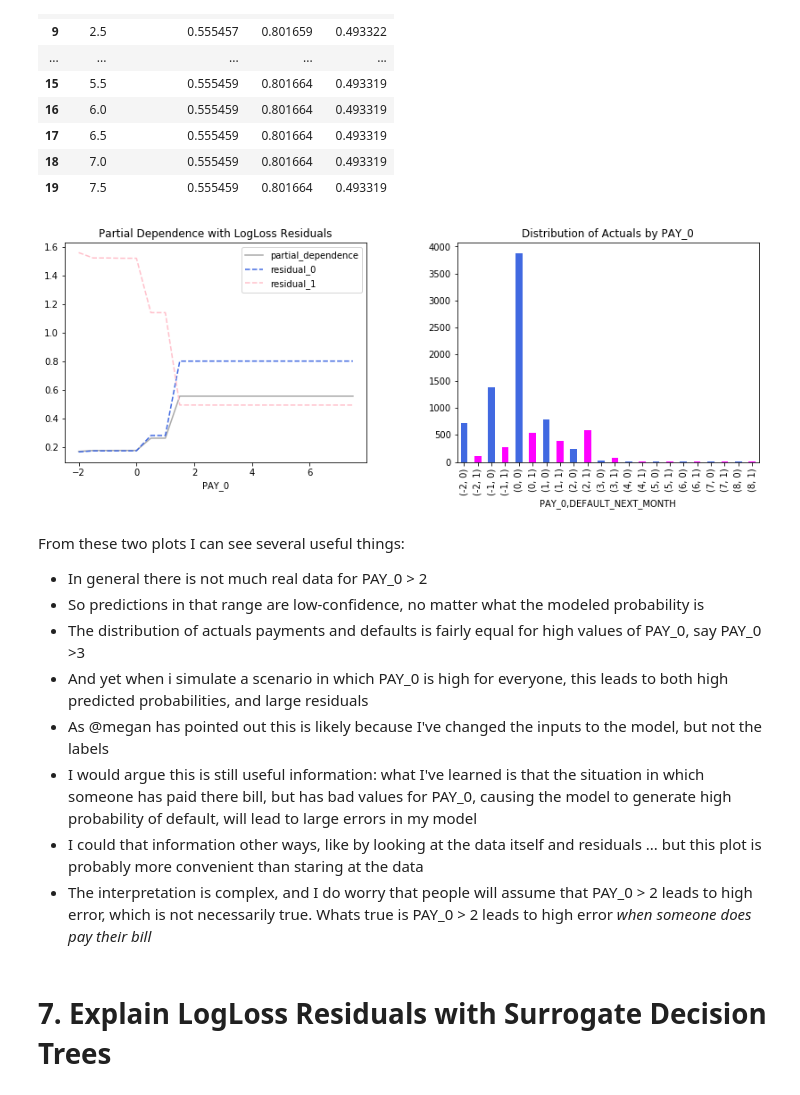
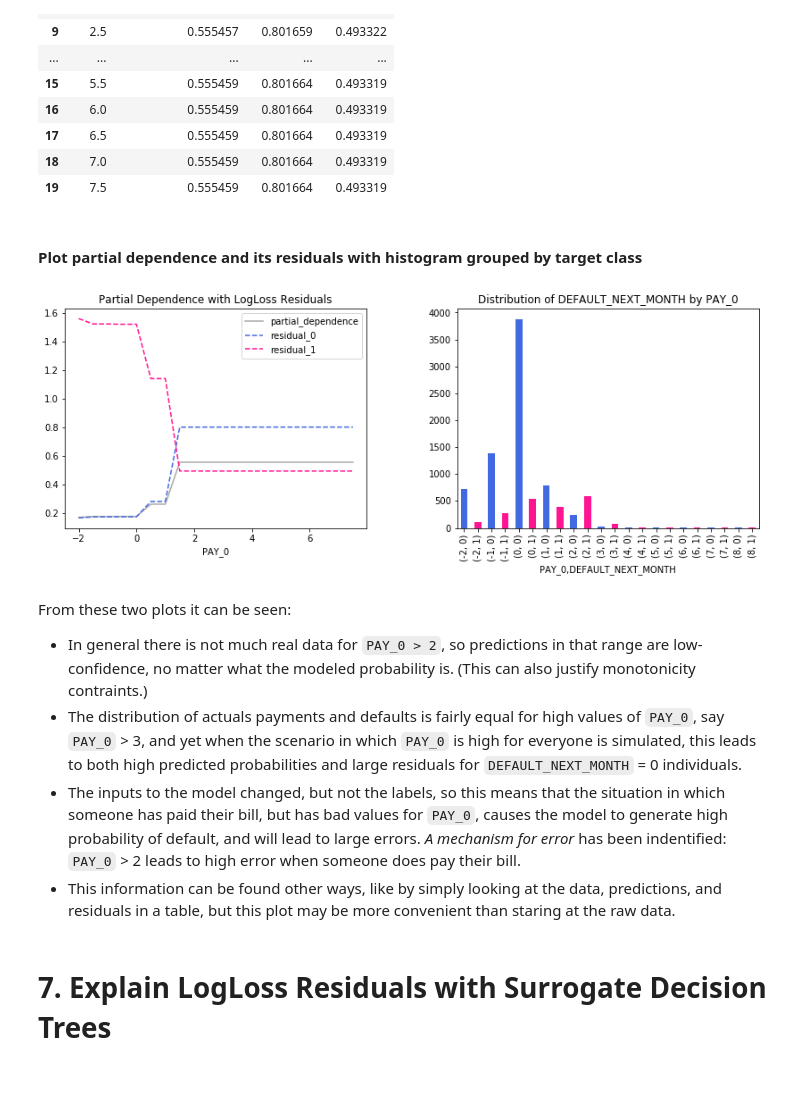
Before and after one commit to jphall663/interpretable_machine_learning_with_python, a Jupyter notebook: pdp_dt_surr_res_shap_loss.ipynb, the cells around one changed output. Saved outputs shown, nothing was run; the diff lists cells and outputs as text; code cells hidden in the pictures.

```diff
--- a/pdp_dt_surr_res_shap_loss.ipynb
+++ b/pdp_dt_surr_res_shap_loss.ipynb
@@ -299,17 +305,17 @@ def par_dep(xs, frame, model, y=None, resid=False, abs_=False, resolution=20, bi
     """ Calculates partial dependence and residuals of partial dependence.
 
     Args:
-        xs: Variable for which to calculate partial dependence.
-        frame: Pandas DataFrame for which to calculate partial dependence.
-        model: XGBoost model for which to calculate partial dependence.
+        xs: Variable for which to calculate partial dependence or residuals.
+        frame: Pandas DataFrame for which to calculate partial dependence or residuals.
+        model: XGBoost model for which to calculate partial dependence or residuals.
         resid: Return residuals of partial dependence instead of partial dependence, default False.
-        abs_: Return unsigned residuals, default False.
+        abs_: Return unsigned, absolute residuals, default False.
         resolution: The number of points across the domain of xs for which
-                    to calculate partial dependence, default 20.
+                    to calculate partial dependence or residuals, default 20.
         bins: List of values at which to set xs, default 20 equally-spaced
               points between column minimum and maximum.
 
-    Returns: Pandas Dataframe containing partial dependence or residual values.
+    Returns: Pandas DataFrame containing partial dependence or residual values at bins.
 
     """
 
@@ -335,10 +341,9 @@ def par_dep(xs, frame, model, y=None, resid=False, abs_=False, resolution=20, bi
         # initialize empty Pandas DataFrame with correct column names
         return_frame = pd.DataFrame(columns=[xs,'residual'])
 
-        # calculate residuals of partial dependence
         for j in bins:
 
-            rframe_ = pd.DataFrame(columns=['actual', 'pred', 'sign', 'res'])
+            rframe_ = pd.DataFrame(columns=['actual', 'pred',  'res'])
 
             frame.loc[:, xs] = j
             dframe = xgb.DMatrix(frame.drop(y, axis=1))
@@ -349,11 +354,10 @@ def par_dep(xs, frame, model, y=None, resid=False, abs_=False, resolution=20, bi
                                          (1 - rframe_['actual'])*np.log(1 - rframe_['pred'])
 
             if abs_:
-                resid_j = np.abs(rframe_['res']).mean()
+                resid_j = np.abs(rframe_['res']).mean() # absolute value
             else:
                 resid_j = rframe_['res'].mean()
 
-            #rframe_.plot(kind='scatter', x='pred', y='res')
             del rframe_
 
             return_frame = return_frame.append({xs:j,
@@ -361,8 +365,6 @@ def par_dep(xs, frame, model, y=None, resid=False, abs_=False, resolution=20, bi
                                                ignore_index=True)
 
     # calculate partial dependence
-    # by setting column of interest to constant
-    # and scoring the altered data and taking the mean of the predictions
     else:
 
         # initialize empty Pandas DataFrame with correct column names
@@ -410,32 +414,30 @@ pardep_PAY_0
 | 17 | 6.5 | 0.555459 | 0.801664 | 0.493319 |
 | 18 | 7.0 | 0.555459 | 0.801664 | 0.493319 |
 | 19 | 7.5 | 0.555459 | 0.801664 | 0.493319 |
+# %% [markdown]
+#### Plot partial dependence and its residuals with histogram grouped by target class
 # %%
 fig, (ax0, ax1) = plt.subplots(ncols=2, sharey=False)
 plt.tight_layout()
 plt.subplots_adjust(left=0.0, right=1.8, wspace=0.3)
 
 _ = pardep_PAY_0.plot(kind='line', x='PAY_0', y='partial_dependence', color='darkgrey',
                       title='Partial Dependence with LogLoss Residuals', ax=ax0)
 _ = pardep_PAY_0.plot(kind='line', x='PAY_0', y='residual_0', color='royalblue', linestyle='--', ax=ax0)
-_ = pardep_PAY_0.plot(kind='line', x='PAY_0', y='residual_1', color='pink', linestyle='--', ax=ax0)
+_ = pardep_PAY_0.plot(kind='line', x='PAY_0', y='residual_1', color='deeppink', linestyle='--', ax=ax0)
 
 gb = test.groupby(['PAY_0', y]).count()
-gb['color'] = 'magenta'
+gb['color'] = 'deeppink'
 gb.iloc[::2, :]['color'] = 'royalblue'
-_ = test.groupby(['PAY_0', y]).count().plot(kind='bar', y='ID', legend=False, color=gb['color'], title='Distribution of Actuals by PAY_0', ax=ax1)
+_ = test.groupby(['PAY_0', y]).count().plot(kind='bar', y='ID', legend=False, color=gb['color'], title='Distribution of DEFAULT_NEXT_MONTH by PAY_0', ax=ax1)
 # %% [output]
-[figure, old version]
+[figure, new version]
 # %% [markdown]
-From these two plots I can see several useful things:
-* In general there is not much real data for PAY_0 > 2
-* So predictions in that range are low-confidence, no matter what the modeled probability is
-* The distribution of actuals payments and defaults is fairly equal for high values of PAY_0, say PAY_0 >3
-* And yet when i simulate a scenario in which PAY_0 is high for everyone, this leads to both high predicted probabilities, and large residuals
-* As @megan has pointed out this is likely because I've changed the inputs to the model, but not the labels
-* I would argue this is still useful information: what I've learned is that the situation in which someone has paid there bill, but has bad values for PAY_0, causing the model to generate high probability of default, will lead to large errors in my model
-* I could that information other ways, like by looking at the data itself and residuals ... but this plot is probably more convenient than staring at the data
-* The interpretation is complex, and I do worry that people will assume that PAY_0 > 2 leads to high error, which is not necessarily true. Whats true is PAY_0 > 2 leads to high error *when someone does pay their bill*
+From these two plots it can be seen:
+* In general there is not much real data for `PAY_0 > 2`, so predictions in that range are low-confidence, no matter what the modeled probability is. (This can also justify monotonicity contraints.)
+* The distribution of actuals payments and defaults is fairly equal for high values of `PAY_0`, say `PAY_0` > 3, and yet when the scenario in which `PAY_0` is high for everyone is simulated, this leads to both high predicted probabilities and large residuals for `DEFAULT_NEXT_MONTH` = 0 individuals.
+* The inputs to the model changed, but not the labels, so this means that the situation in which someone has paid their bill, but has bad values for `PAY_0`, causes the model to generate high probability of default, and will lead to large errors. *A mechanism for error* has been indentified: `PAY_0` > 2 leads to high error when someone does pay their bill.
+* This information can be found other ways, like by simply looking at the data, predictions, and residuals in a table, but this plot may be more convenient than staring at the raw data.
 # %% [markdown]
 # 7. Explain LogLoss Residuals with Surrogate Decision Trees
 # %% [markdown]
```
Also changed, not shown: parts of 23 cells of this notebook, 1 other file.
